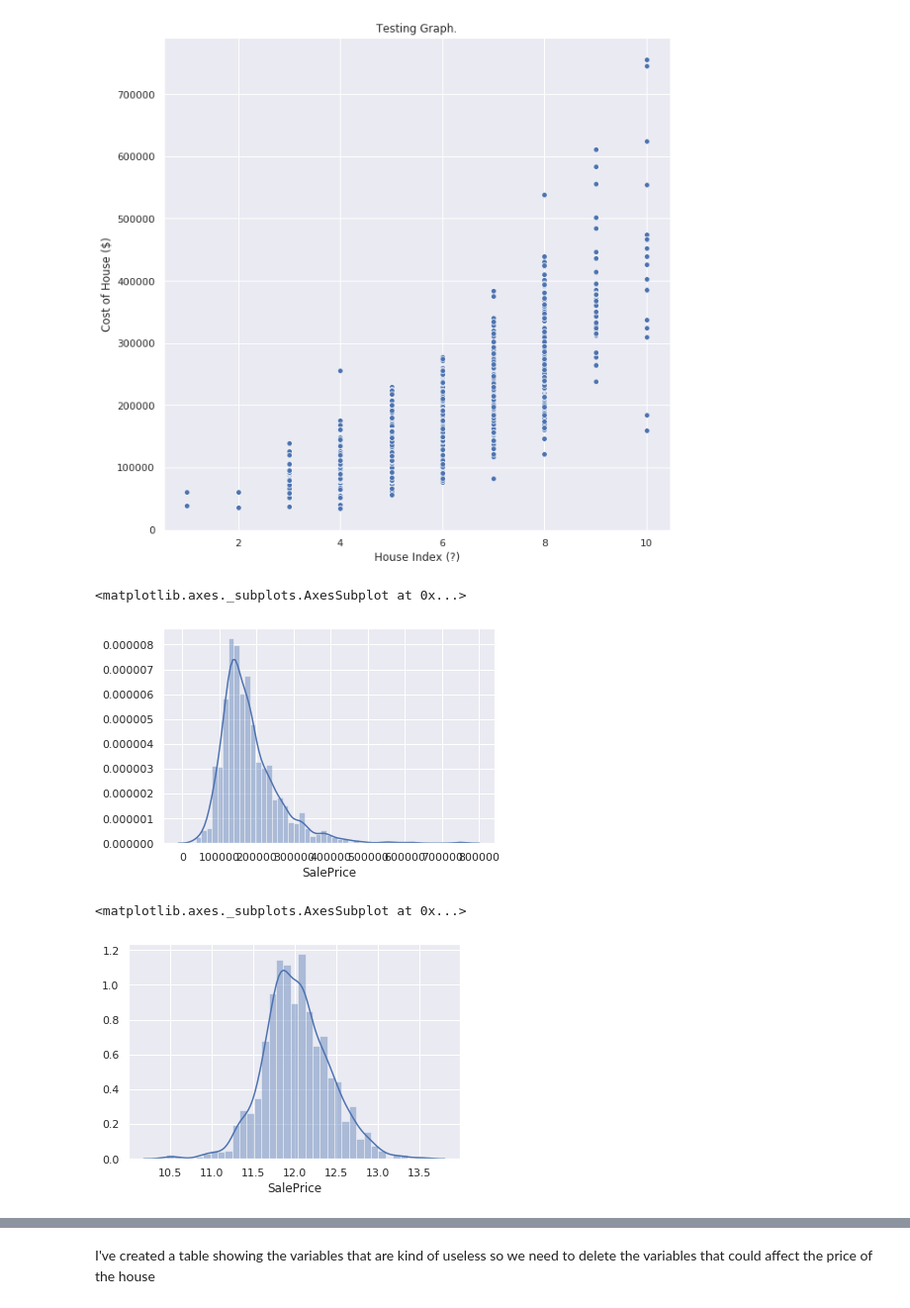
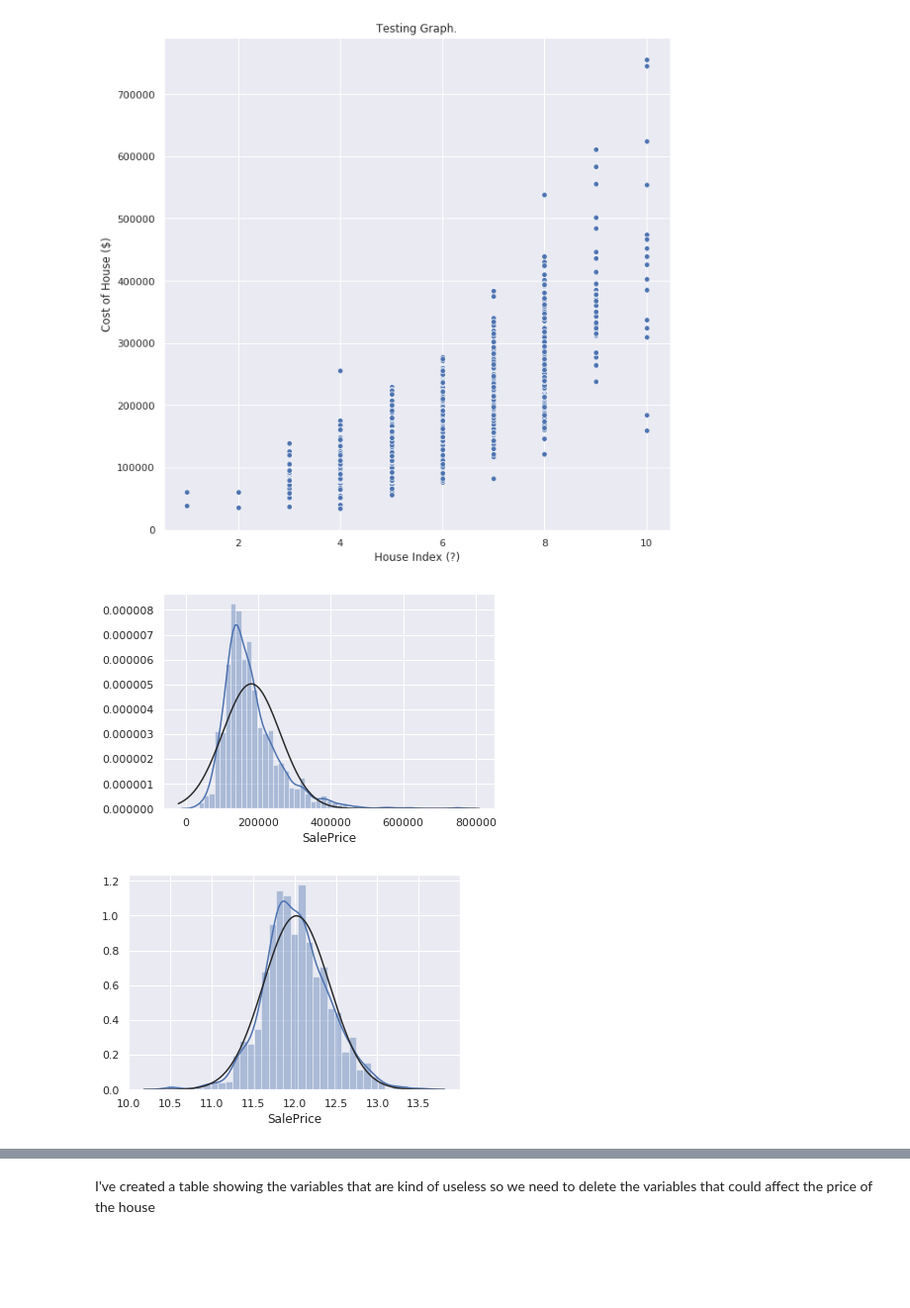
Before and after one commit to samuel-engel/house_prices_team_challenge, a Jupyter notebook: Team_21.ipynb, the cells around one changed output, grey strips where cells are left out. Shown at 99% size. Drawn from its saved outputs; the diff is of its cells as text; code cells hidden in the pictures; blank space fills up the shorter version.

Commit message:
make progress on the data model

```diff
--- a/Team_21.ipynb
+++ b/Team_21.ipynb
@@ -96,16 +118,14 @@ plt.xlabel("House Index (?)")
 Text(0.5, 0, 'House Index (?)')
 [figure]
 # %%
-sns.distplot(train_data["SalePrice"])
+sns.distplot(train_data["SalePrice"],fit=norm);
 # %% [output]
-<matplotlib.axes._subplots.AxesSubplot at 0x...>
-[figure, old version]
+[figure, new version]
 # %%
-target=np.log(train_data["SalePrice"])
-sns.distplot(target)
+target=np.log(train_data["SalePrice"]);
+sns.distplot(target,fit=norm);
 # %% [output]
-<matplotlib.axes._subplots.AxesSubplot at 0x...>
-[figure, old version]
+[figure, new version]
 # %%
 plt.figure(figsize=(10,5))
 sns.regplot(train_data.GrLivArea, train_data.SalePrice, scatter_kws={"alpha":0.3})
```
Also changed, not shown: parts of 10 cells of this notebook.
